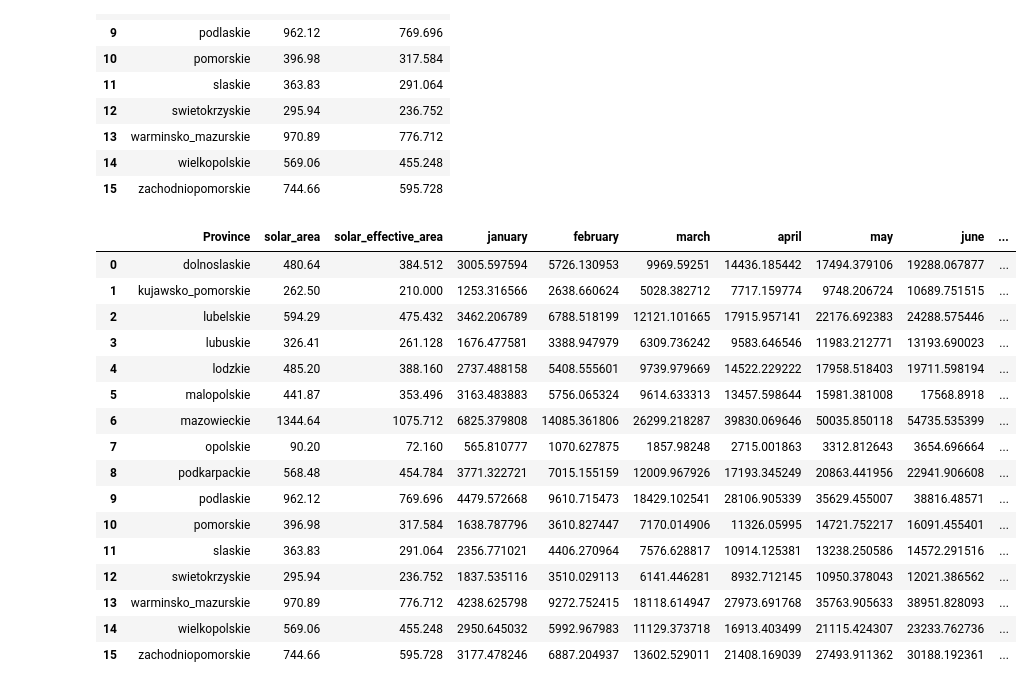
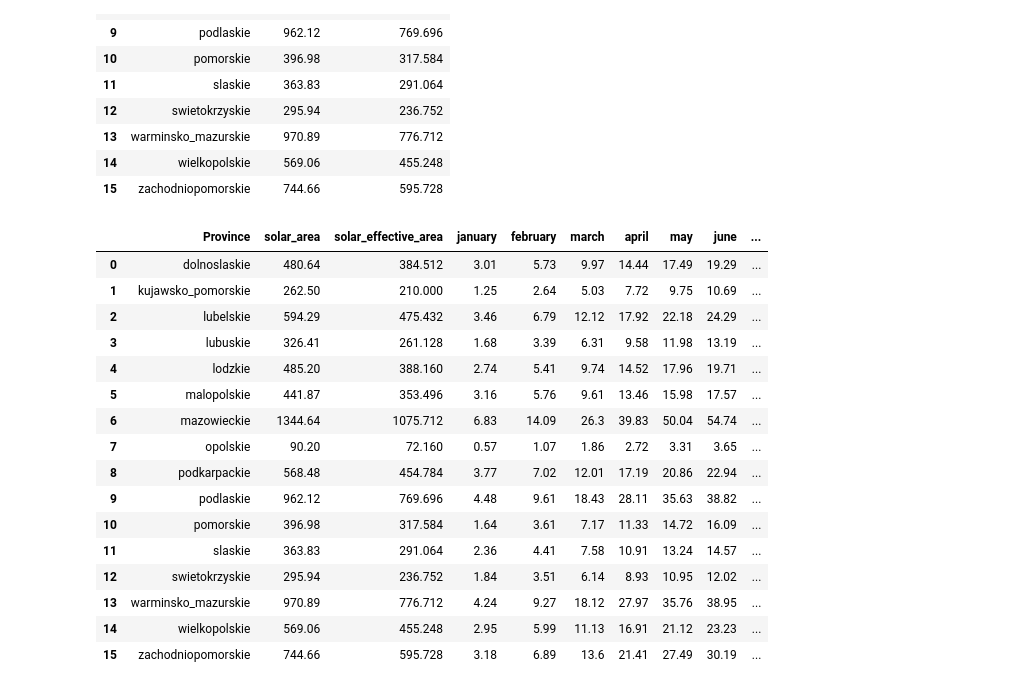
Before and after one commit to geoworldlook/Renewable_energy_optimum_location_function, a Jupyter notebook: Step_5_Analysis_Jupyter.ipynb, the cells around one changed output. Cells and saved outputs as stored; diff of their text form; code cells hidden in the pictures.

```diff
--- a/Step_5_Analysis_Jupyter.ipynb
+++ b/Step_5_Analysis_Jupyter.ipynb
@@ -175,51 +175,52 @@ months = {
     , "june" : 30
     , "july" : 31
     , "august" : 31
     ,"september" : 30
     , "october" : 31
     , "november" : 30
     , "december" : 31
 }
 
 #solar radiation by province and each month
 solar_radiation = pd.DataFrame(index=provinces, columns=months.keys())
 
 for province in provinces:
     for month in months:
         table_name_solar = f"solar_radiation_photovoltaic_area_{province}"
         # select data in tables
-        #sum of multipe area in m^2 * amount of solar radiation in month [kW] * effective area (80%) * efficency of solar panel and change to GW
-        query = f"SELECT SUM(area * {month} * {effective_solar_panel_area} * {efficiency} * 1e-6) as total FROM {table_name_solar}"
+        #sum of multipe area in m^2 * amount of solar radiation in month [kW] * effective area (80%) * efficency
+        query = f"SELECT SUM(area * {month} * {effective_solar_panel_area} * {efficiency}) as total FROM {table_name_solar}"
 
         # result to pandas
         result_df = pd.read_sql(query, conn)
         monthly_solar_energy = result_df.iloc[0]['total'] if not result_df.empty else 0
-        solar_radiation.at[province, month] = monthly_solar_energy
+        #solar panel and change kW to  tW
+        solar_radiation.at[province, month] = round(monthly_solar_energy * 1e-9,2)
 
 #rename index
 solar_radiation.reset_index(inplace=True)
 solar_radiation.rename(columns={'index': 'Province'}, inplace=True)
 
 #merge df_solar and solar_radiation
 df_solar = df_solar.merge(solar_radiation, left_on='Province', right_on='Province')
 df_solar
 # %% [output]
 |  | Province | solar_area | solar_effective_area | january | february | march | april | may | june | ... |
-| 0 | dolnoslaskie | 480.64 | 384.512 | 3005.597594 | 5726.130953 | 9969.59251 | 14436.185442 | 17494.379106 | 19288.067877 | ... |
-| 1 | kujawsko_pomorskie | 262.50 | 210.000 | 1253.316566 | 2638.660624 | 5028.382712 | 7717.159774 | 9748.206724 | 10689.751515 | ... |
-| 2 | lubelskie | 594.29 | 475.432 | 3462.206789 | 6788.518199 | 12121.101665 | 17915.957141 | 22176.692383 | 24288.575446 | ... |
-| 3 | lubuskie | 326.41 | 261.128 | 1676.477581 | 3388.947979 | 6309.736242 | 9583.646546 | 11983.212771 | 13193.690023 | ... |
-| 4 | lodzkie | 485.20 | 388.160 | 2737.488158 | 5408.555601 | 9739.979669 | 14522.229222 | 17958.518403 | 19711.598194 | ... |
-| 5 | malopolskie | 441.87 | 353.496 | 3163.483883 | 5756.065324 | 9614.633313 | 13457.598644 | 15981.381008 | 17568.8918 | ... |
-| 6 | mazowieckie | 1344.64 | 1075.712 | 6825.379808 | 14085.361806 | 26299.218287 | 39830.069646 | 50035.850118 | 54735.535399 | ... |
-| 7 | opolskie | 90.20 | 72.160 | 565.810777 | 1070.627875 | 1857.98248 | 2715.001863 | 3312.812643 | 3654.696664 | ... |
-| 8 | podkarpackie | 568.48 | 454.784 | 3771.322721 | 7015.155159 | 12009.967926 | 17193.345249 | 20863.441956 | 22941.906608 | ... |
-| 9 | podlaskie | 962.12 | 769.696 | 4479.572668 | 9610.715473 | 18429.102541 | 28106.905339 | 35629.455007 | 38816.48571 | ... |
-| 10 | pomorskie | 396.98 | 317.584 | 1638.787796 | 3610.827447 | 7170.014906 | 11326.05995 | 14721.752217 | 16091.455401 | ... |
-| 11 | slaskie | 363.83 | 291.064 | 2356.771021 | 4406.270964 | 7576.628817 | 10914.125381 | 13238.250586 | 14572.291516 | ... |
-| 12 | swietokrzyskie | 295.94 | 236.752 | 1837.535116 | 3510.029113 | 6141.446281 | 8932.712145 | 10950.378043 | 12021.386562 | ... |
-| 13 | warminsko_mazurskie | 970.89 | 776.712 | 4238.625798 | 9272.752415 | 18118.614947 | 27973.691768 | 35763.905633 | 38951.828093 | ... |
-| 14 | wielkopolskie | 569.06 | 455.248 | 2950.645032 | 5992.967983 | 11129.373718 | 16913.403499 | 21115.424307 | 23233.762736 | ... |
-| 15 | zachodniopomorskie | 744.66 | 595.728 | 3177.478246 | 6887.204937 | 13602.529011 | 21408.169039 | 27493.911362 | 30188.192361 | ... |
+| 0 | dolnoslaskie | 480.64 | 384.512 | 3.01 | 5.73 | 9.97 | 14.44 | 17.49 | 19.29 | ... |
+| 1 | kujawsko_pomorskie | 262.50 | 210.000 | 1.25 | 2.64 | 5.03 | 7.72 | 9.75 | 10.69 | ... |
+| 2 | lubelskie | 594.29 | 475.432 | 3.46 | 6.79 | 12.12 | 17.92 | 22.18 | 24.29 | ... |
+| 3 | lubuskie | 326.41 | 261.128 | 1.68 | 3.39 | 6.31 | 9.58 | 11.98 | 13.19 | ... |
+| 4 | lodzkie | 485.20 | 388.160 | 2.74 | 5.41 | 9.74 | 14.52 | 17.96 | 19.71 | ... |
+| 5 | malopolskie | 441.87 | 353.496 | 3.16 | 5.76 | 9.61 | 13.46 | 15.98 | 17.57 | ... |
+| 6 | mazowieckie | 1344.64 | 1075.712 | 6.83 | 14.09 | 26.3 | 39.83 | 50.04 | 54.74 | ... |
+| 7 | opolskie | 90.20 | 72.160 | 0.57 | 1.07 | 1.86 | 2.72 | 3.31 | 3.65 | ... |
+| 8 | podkarpackie | 568.48 | 454.784 | 3.77 | 7.02 | 12.01 | 17.19 | 20.86 | 22.94 | ... |
+| 9 | podlaskie | 962.12 | 769.696 | 4.48 | 9.61 | 18.43 | 28.11 | 35.63 | 38.82 | ... |
+| 10 | pomorskie | 396.98 | 317.584 | 1.64 | 3.61 | 7.17 | 11.33 | 14.72 | 16.09 | ... |
+| 11 | slaskie | 363.83 | 291.064 | 2.36 | 4.41 | 7.58 | 10.91 | 13.24 | 14.57 | ... |
+| 12 | swietokrzyskie | 295.94 | 236.752 | 1.84 | 3.51 | 6.14 | 8.93 | 10.95 | 12.02 | ... |
+| 13 | warminsko_mazurskie | 970.89 | 776.712 | 4.24 | 9.27 | 18.12 | 27.97 | 35.76 | 38.95 | ... |
+| 14 | wielkopolskie | 569.06 | 455.248 | 2.95 | 5.99 | 11.13 | 16.91 | 21.12 | 23.23 | ... |
+| 15 | zachodniopomorskie | 744.66 | 595.728 | 3.18 | 6.89 | 13.6 | 21.41 | 27.49 | 30.19 | ... |
 # %%
 #wind production
```
Also changed, not shown: parts of 10 cells of this notebook.
